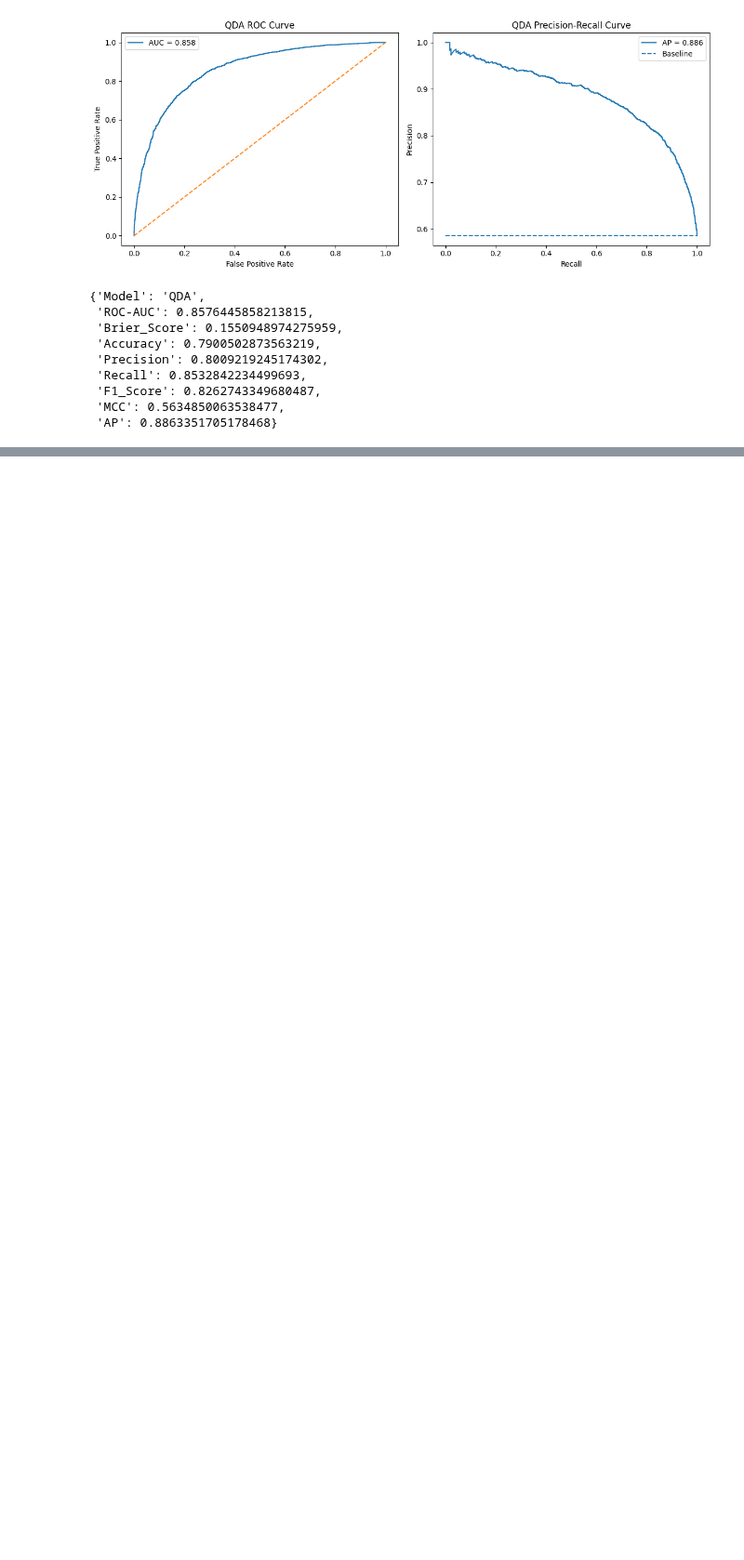
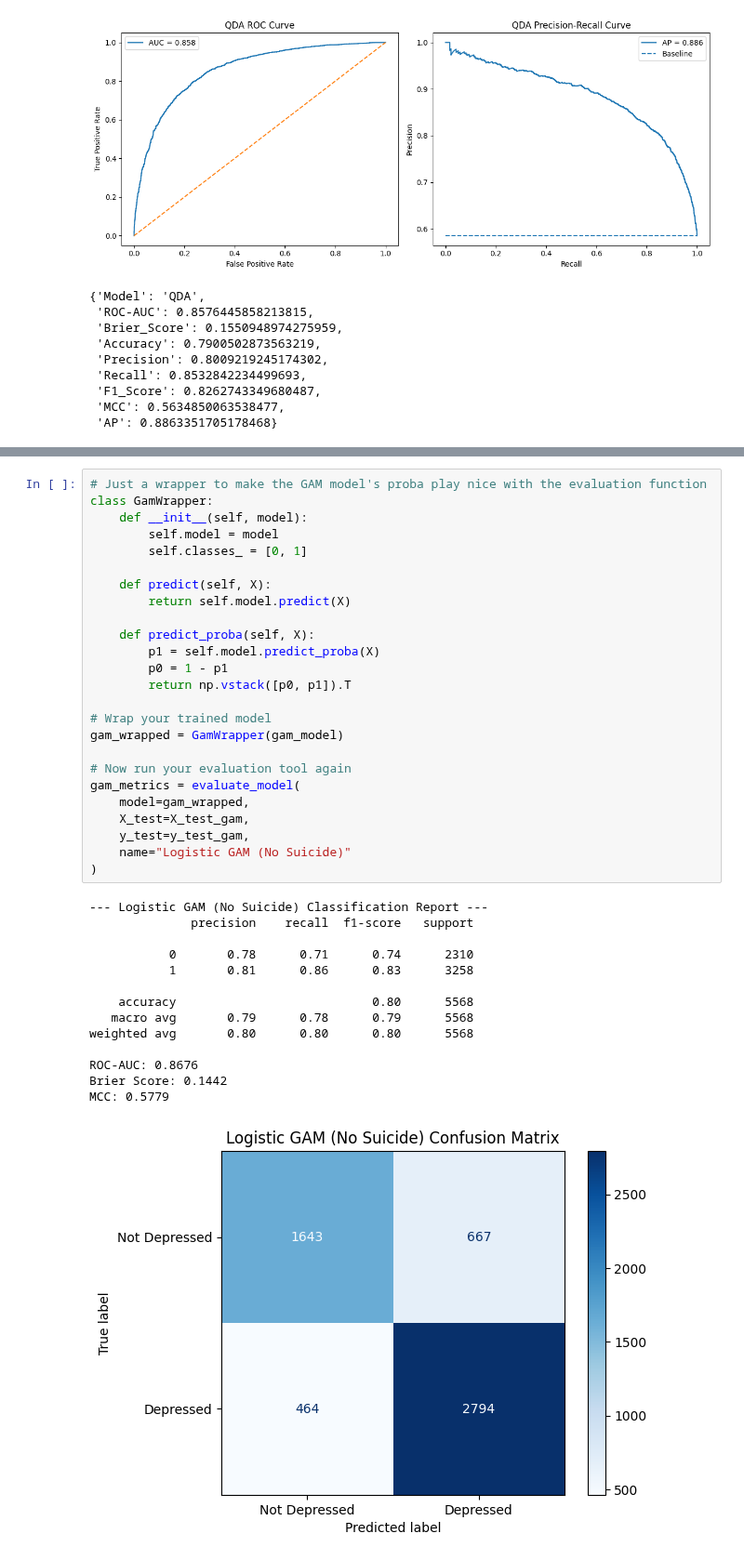
Before and after one commit to Cole2R/STAT-4210-Final-Project, a Jupyter notebook: main.ipynb, the cells around one changed output, grey strips where cells are left out. Shown at 93% size. Saved outputs shown, nothing was run; the diff lists cells and outputs as text; blank space fills up the shorter version.

```diff
--- a/main.ipynb
+++ b/main.ipynb
@@ -1511,0 +1623,40 @@ MCC: 0.5635
+# %%
+# Just a wrapper to make the GAM model's proba play nice with the evaluation function
+class GamWrapper:
+    def __init__(self, model):
+        self.model = model
+        self.classes_ = [0, 1]
+
+    def predict(self, X):
+        return self.model.predict(X)
+
+    def predict_proba(self, X):
+        p1 = self.model.predict_proba(X)
+        p0 = 1 - p1
+        return np.vstack([p0, p1]).T
+
+# Wrap your trained model
+gam_wrapped = GamWrapper(gam_model)
+
+# Now run your evaluation tool again
+gam_metrics = evaluate_model(
+    model=gam_wrapped,
+    X_test=X_test_gam,
+    y_test=y_test_gam,
+    name="Logistic GAM (No Suicide)"
+)
+# %% [output]
+--- Logistic GAM (No Suicide) Classification Report ---
+              precision    recall  f1-score   support
+
+           0       0.78      0.71      0.74      2310
+           1       0.81      0.86      0.83      3258
+
+    accuracy                           0.80      5568
+   macro avg       0.79      0.78      0.79      5568
+weighted avg       0.80      0.80      0.80      5568
+
+ROC-AUC: 0.8676
+Brier Score: 0.1442
+MCC: 0.5779
+[figure, added]
```
Also changed, not shown: parts of 9 cells of this notebook.
